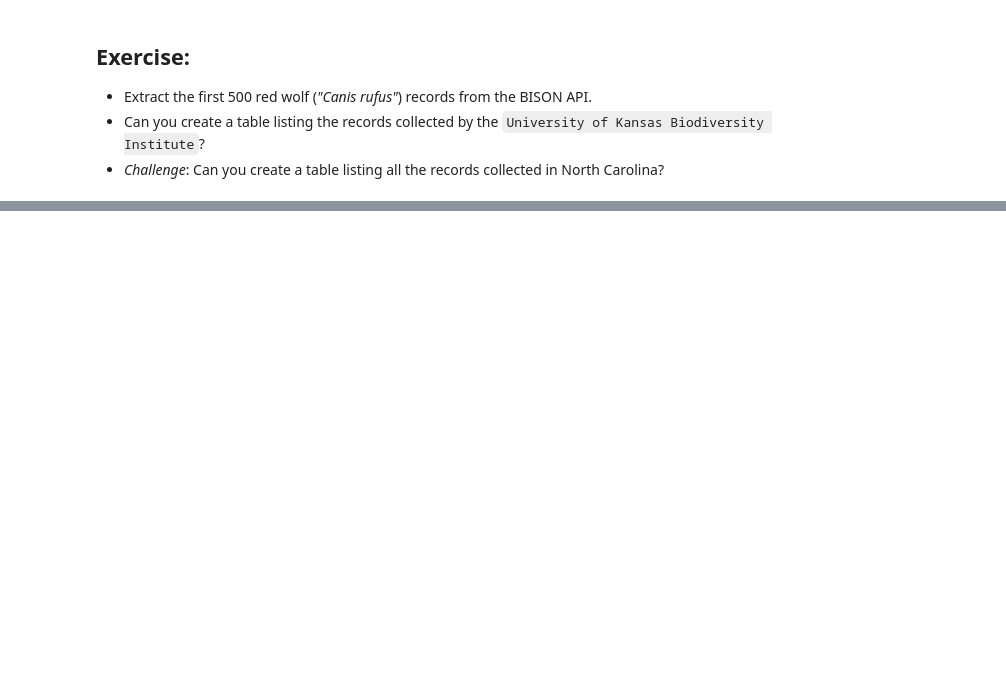
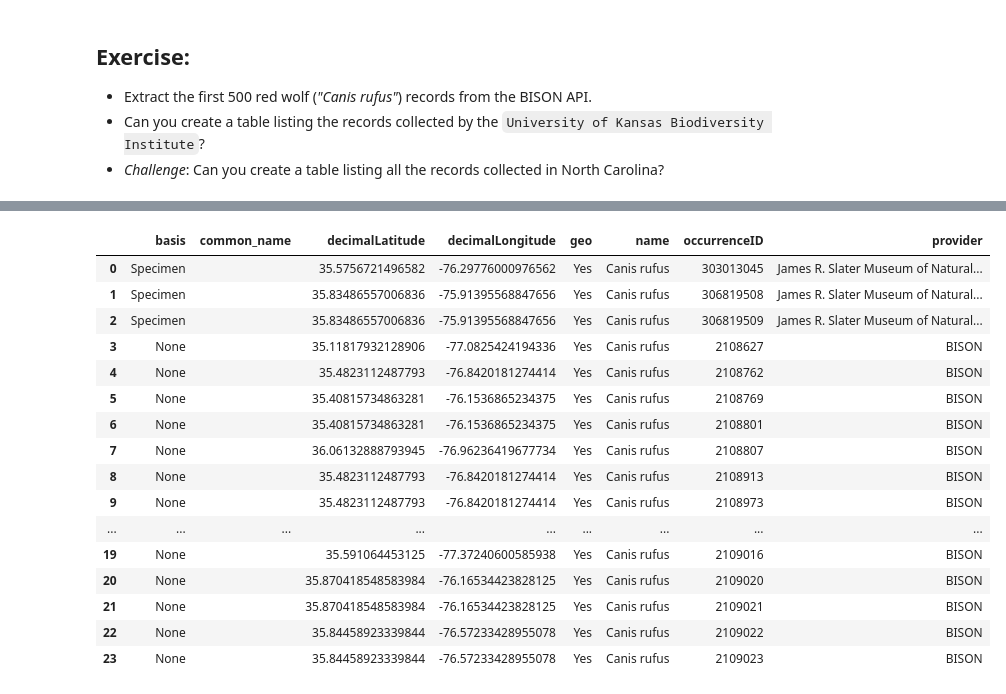
Before and after one commit to taylorjulian/UsingAPIs, a Jupyter notebook: 2a-Exploring-the-BISON-API.ipynb, the cells around one changed output, grey strips where cells are left out. Saved outputs shown, nothing was run; the diff lists cells and outputs as text; code cells hidden in the pictures; blank space fills up the shorter version.

```diff
--- a/2a-Exploring-the-BISON-API.ipynb
+++ b/2a-Exploring-the-BISON-API.ipynb
@@ -188,3 +188,22 @@ df.query("provider == 'Denver Museum of Nature & Science'")
 * Extract the first 500 red wolf (*"Canis rufus"*) records from the BISON API.
 * Can you create a table listing the records collected by the `University of Kansas Biodiversity Institute`?
 * *Challenge*: Can you create a table listing all the records collected in North Carolina?
+# %%
+# import modules
+import requests
+import json
+import pandas as pd
+
+# read in table
+url = 'http://bison.usgs.gov/api/search.json'
+params = {'species':'Canis rufus',
+         'type':'scientific_name',
+         'start':'0',
+         'count':'500'
+         }
+response = requests.get(url,params)
+data = json.loads(response.text)
+df = pd.DataFrame(data['data'])
+
+df.query('provider == "University of Kansas Biodiversity Institute"') # University of Kansas Biodiversity Institute is not a provider of Canis rufus
+df.provider.unique()
@@ -190,0 +218,30 @@ df.query("provider == 'Denver Museum of Nature & Science'")
+# %%
+url = 'http://bison.usgs.gov/api/search.json'
+params = {'species':'Canis rufus',
+         'type':'scientific_name',
+         'start':'0',
+         'count':'500',
+         'state':'North Carolina'
+         }
+response = requests.get(url,params)
+data = json.loads(response.text)
+df = pd.DataFrame(data['data'])
+df
+# %% [output]
+|  | basis | common_name | decimalLatitude | decimalLongitude | geo | name | occurrenceID | provider |
+| 0 | Specimen |  | 35.5756721496582 | -76.29776000976562 | Yes | Canis rufus | 303013045 | James R. Slater Museum of Natural... |
+| 1 | Specimen |  | 35.83486557006836 | -75.91395568847656 | Yes | Canis rufus | 306819508 | James R. Slater Museum of Natural... |
+| 2 | Specimen |  | 35.83486557006836 | -75.91395568847656 | Yes | Canis rufus | 306819509 | James R. Slater Museum of Natural... |
+| 3 | None |  | 35.11817932128906 | -77.0825424194336 | Yes | Canis rufus | 2108627 | BISON |
+| 4 | None |  | 35.4823112487793 | -76.8420181274414 | Yes | Canis rufus | 2108762 | BISON |
+| 5 | None |  | 35.40815734863281 | -76.1536865234375 | Yes | Canis rufus | 2108769 | BISON |
+| 6 | None |  | 35.40815734863281 | -76.1536865234375 | Yes | Canis rufus | 2108801 | BISON |
+| 7 | None |  | 36.06132888793945 | -76.96236419677734 | Yes | Canis rufus | 2108807 | BISON |
+| 8 | None |  | 35.4823112487793 | -76.8420181274414 | Yes | Canis rufus | 2108913 | BISON |
+| 9 | None |  | 35.4823112487793 | -76.8420181274414 | Yes | Canis rufus | 2108973 | BISON |
+| ... | ... | ... | ... | ... | ... | ... | ... | ... |
+| 19 | None |  | 35.591064453125 | -77.37240600585938 | Yes | Canis rufus | 2109016 | BISON |
+| 20 | None |  | 35.870418548583984 | -76.16534423828125 | Yes | Canis rufus | 2109020 | BISON |
+| 21 | None |  | 35.870418548583984 | -76.16534423828125 | Yes | Canis rufus | 2109021 | BISON |
+| 22 | None |  | 35.84458923339844 | -76.57233428955078 | Yes | Canis rufus | 2109022 | BISON |
+| 23 | None |  | 35.84458923339844 | -76.57233428955078 | Yes | Canis rufus | 2109023 | BISON |
```
Also changed, not shown: parts of 4 cells of this notebook, 1 other file.
